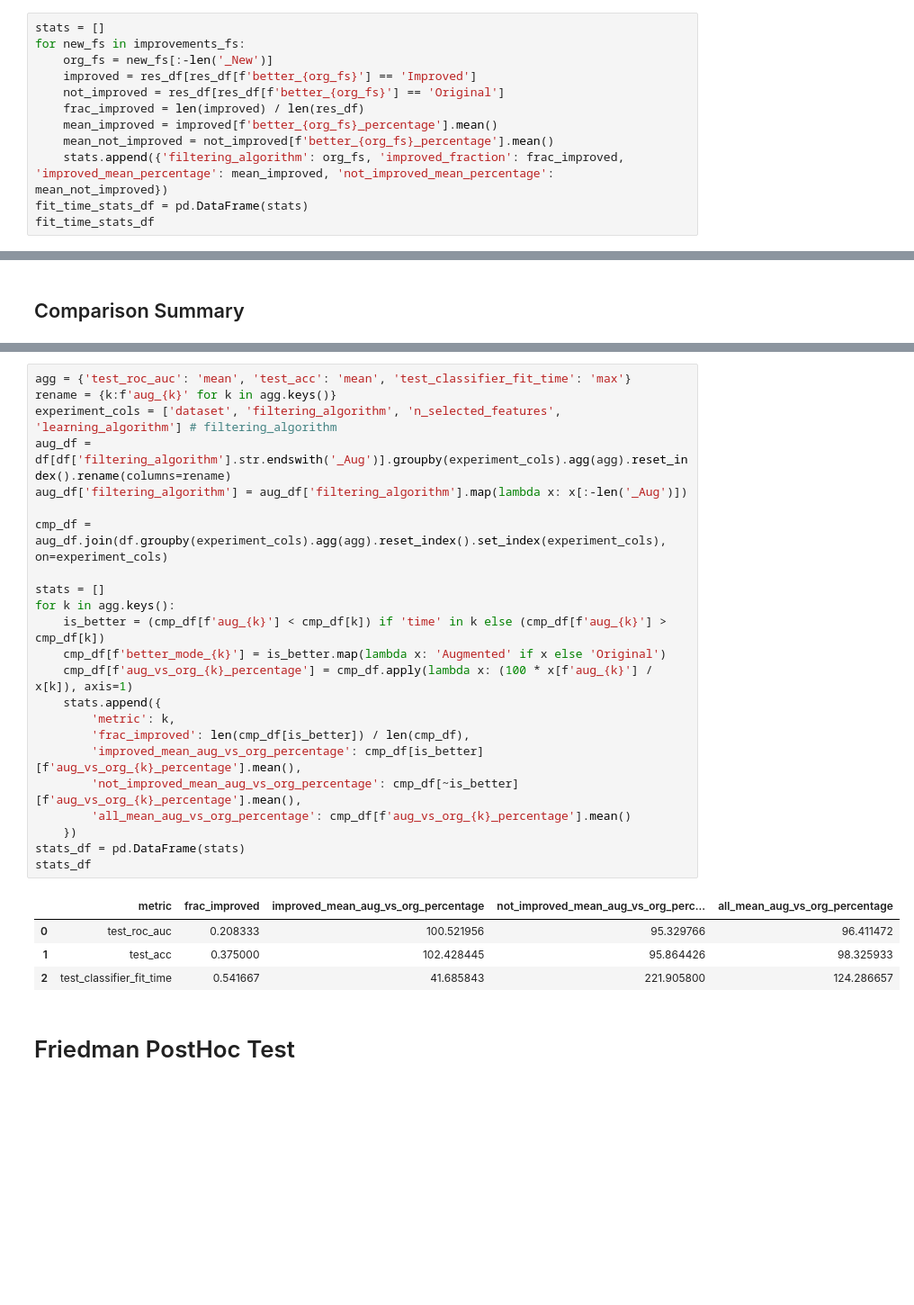
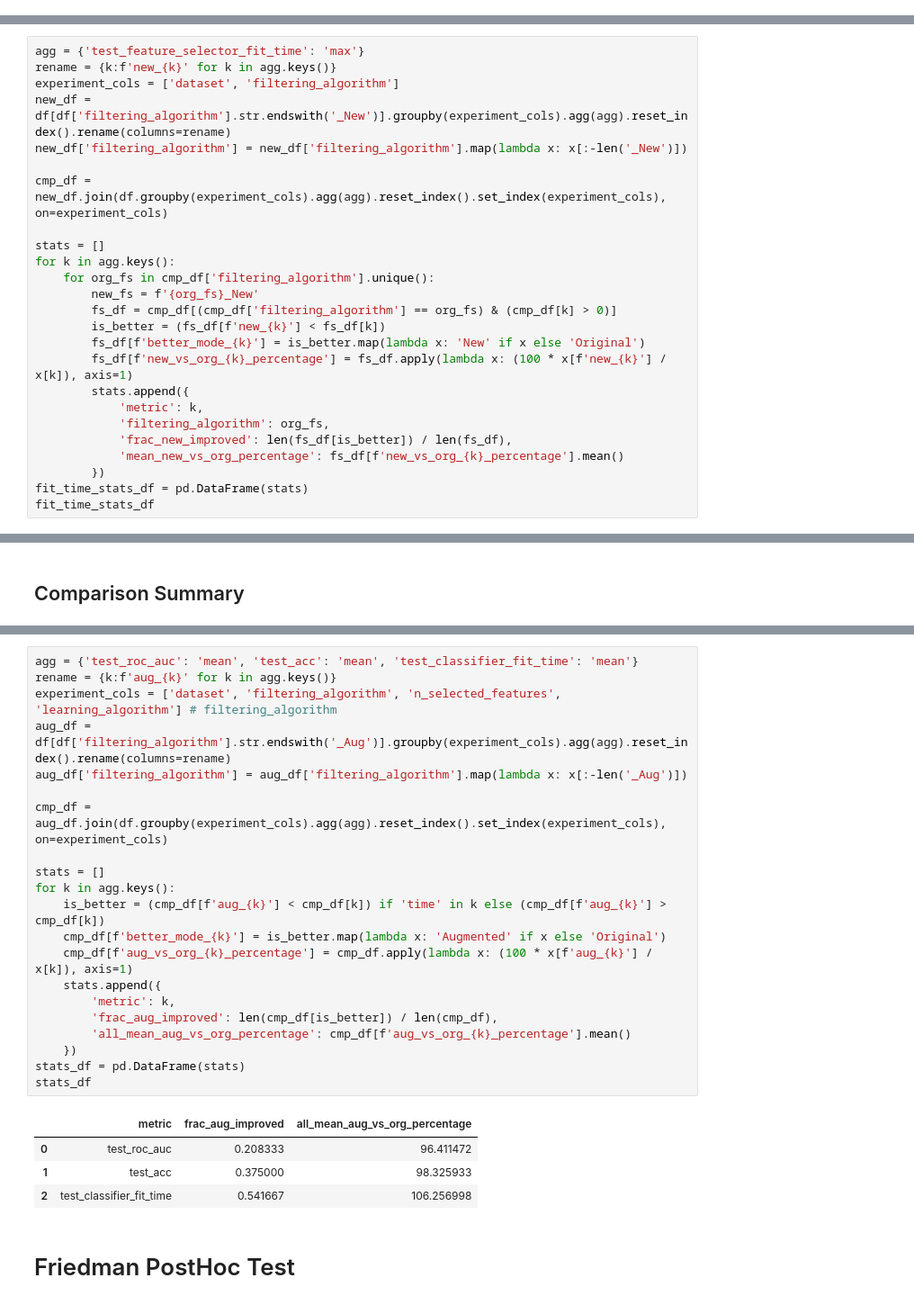
Before and after one commit to TzviLederer/feature-selection, a Jupyter notebook: analyze_results.ipynb, the cells around one changed output, grey strips where cells are left out. Shown at 90% size. Cells and saved outputs as stored; diff of their text form; blank space fills up the shorter version.

```diff
--- a/analyze_results.ipynb
+++ b/analyze_results.ipynb
@@ -388,12 +205,0 @@ res_df
-# %%
-stats = []
-for new_fs in improvements_fs:
-    org_fs = new_fs[:-len('_New')]
-    improved = res_df[res_df[f'better_{org_fs}'] == 'Improved']
-    not_improved = res_df[res_df[f'better_{org_fs}'] == 'Original']
-    frac_improved = len(improved) / len(res_df)
-    mean_improved = improved[f'better_{org_fs}_percentage'].mean()
-    mean_not_improved = not_improved[f'better_{org_fs}_percentage'].mean()
-    stats.append({'filtering_algorithm': org_fs, 'improved_fraction': frac_improved, 'improved_mean_percentage': mean_improved, 'not_improved_mean_percentage': mean_not_improved})
-fit_time_stats_df = pd.DataFrame(stats)
-fit_time_stats_df
@@ -405,0 +206,25 @@ fit_time_stats_df
+# %%
+agg = {'test_feature_selector_fit_time': 'max'}
+rename = {k:f'new_{k}' for k in agg.keys()}
+experiment_cols = ['dataset', 'filtering_algorithm']
+new_df = df[df['filtering_algorithm'].str.endswith('_New')].groupby(experiment_cols).agg(agg).reset_index().rename(columns=rename)
+new_df['filtering_algorithm'] = new_df['filtering_algorithm'].map(lambda x: x[:-len('_New')])
+
+cmp_df = new_df.join(df.groupby(experiment_cols).agg(agg).reset_index().set_index(experiment_cols), on=experiment_cols)
+
+stats = []
+for k in agg.keys():
+    for org_fs in cmp_df['filtering_algorithm'].unique():
+        new_fs = f'{org_fs}_New'
+        fs_df = cmp_df[(cmp_df['filtering_algorithm'] == org_fs) & (cmp_df[k] > 0)]
+        is_better = (fs_df[f'new_{k}'] < fs_df[k])
+        fs_df[f'better_mode_{k}'] = is_better.map(lambda x: 'New' if x else 'Original')
+        fs_df[f'new_vs_org_{k}_percentage'] = fs_df.apply(lambda x: (100 * x[f'new_{k}'] / x[k]), axis=1)
+        stats.append({
+            'metric': k,
+            'filtering_algorithm': org_fs,
+            'frac_new_improved': len(fs_df[is_better]) / len(fs_df),
+            'mean_new_vs_org_percentage': fs_df[f'new_vs_org_{k}_percentage'].mean()
+        })
+fit_time_stats_df = pd.DataFrame(stats)
+fit_time_stats_df
@@ -430,31 +275,29 @@ stats_df
 # %%
-agg = {'test_roc_auc': 'mean', 'test_acc': 'mean', 'test_classifier_fit_time': 'max'}
+agg = {'test_roc_auc': 'mean', 'test_acc': 'mean', 'test_classifier_fit_time': 'mean'}
 rename = {k:f'aug_{k}' for k in agg.keys()}
 experiment_cols = ['dataset', 'filtering_algorithm', 'n_selected_features', 'learning_algorithm'] # filtering_algorithm
 aug_df = df[df['filtering_algorithm'].str.endswith('_Aug')].groupby(experiment_cols).agg(agg).reset_index().rename(columns=rename)
 aug_df['filtering_algorithm'] = aug_df['filtering_algorithm'].map(lambda x: x[:-len('_Aug')])
 
 cmp_df = aug_df.join(df.groupby(experiment_cols).agg(agg).reset_index().set_index(experiment_cols), on=experiment_cols)
 
 stats = []
 for k in agg.keys():
     is_better = (cmp_df[f'aug_{k}'] < cmp_df[k]) if 'time' in k else (cmp_df[f'aug_{k}'] > cmp_df[k])
     cmp_df[f'better_mode_{k}'] = is_better.map(lambda x: 'Augmented' if x else 'Original')
     cmp_df[f'aug_vs_org_{k}_percentage'] = cmp_df.apply(lambda x: (100 * x[f'aug_{k}'] / x[k]), axis=1)
     stats.append({
         'metric': k,
-        'frac_improved': len(cmp_df[is_better]) / len(cmp_df),
-        'improved_mean_aug_vs_org_percentage': cmp_df[is_better][f'aug_vs_org_{k}_percentage'].mean(),
-        'not_improved_mean_aug_vs_org_percentage': cmp_df[~is_better][f'aug_vs_org_{k}_percentage'].mean(),
+        'frac_aug_improved': len(cmp_df[is_better]) / len(cmp_df),
         'all_mean_aug_vs_org_percentage': cmp_df[f'aug_vs_org_{k}_percentage'].mean()
     })
 stats_df = pd.DataFrame(stats)
 stats_df
 # %% [output]
-|  | metric | frac_improved | improved_mean_aug_vs_org_percentage | not_improved_mean_aug_vs_org_perc... | all_mean_aug_vs_org_percentage |
-| 0 | test_roc_auc | 0.208333 | 100.521956 | 95.329766 | 96.411472 |
-| 1 | test_acc | 0.375000 | 102.428445 | 95.864426 | 98.325933 |
-| 2 | test_classifier_fit_time | 0.541667 | 41.685843 | 221.905800 | 124.286657 |
+|  | metric | frac_aug_improved | all_mean_aug_vs_org_percentage |
+| 0 | test_roc_auc | 0.208333 | 96.411472 |
+| 1 | test_acc | 0.375000 | 98.325933 |
+| 2 | test_classifier_fit_time | 0.541667 | 106.256998 |
 # %% [markdown]
 # Friedman PostHoc Test
 # %%
```
Also changed, not shown: parts of 21 cells of this notebook.
